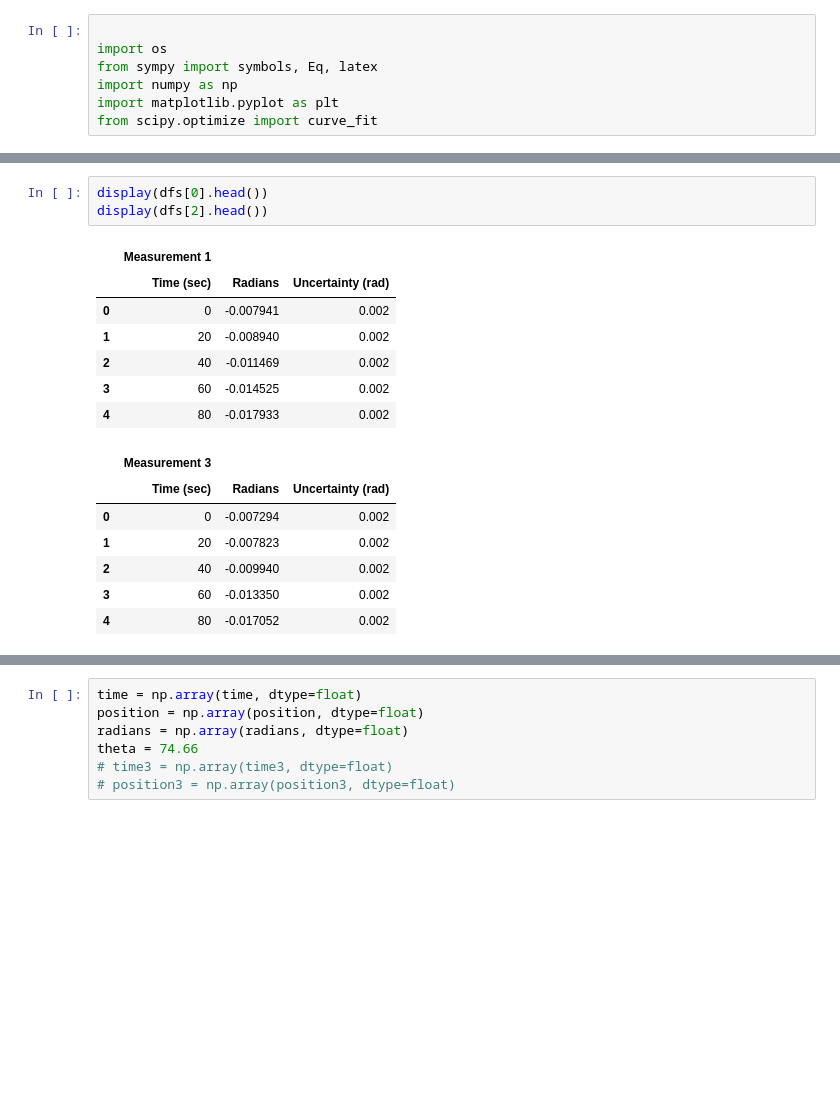
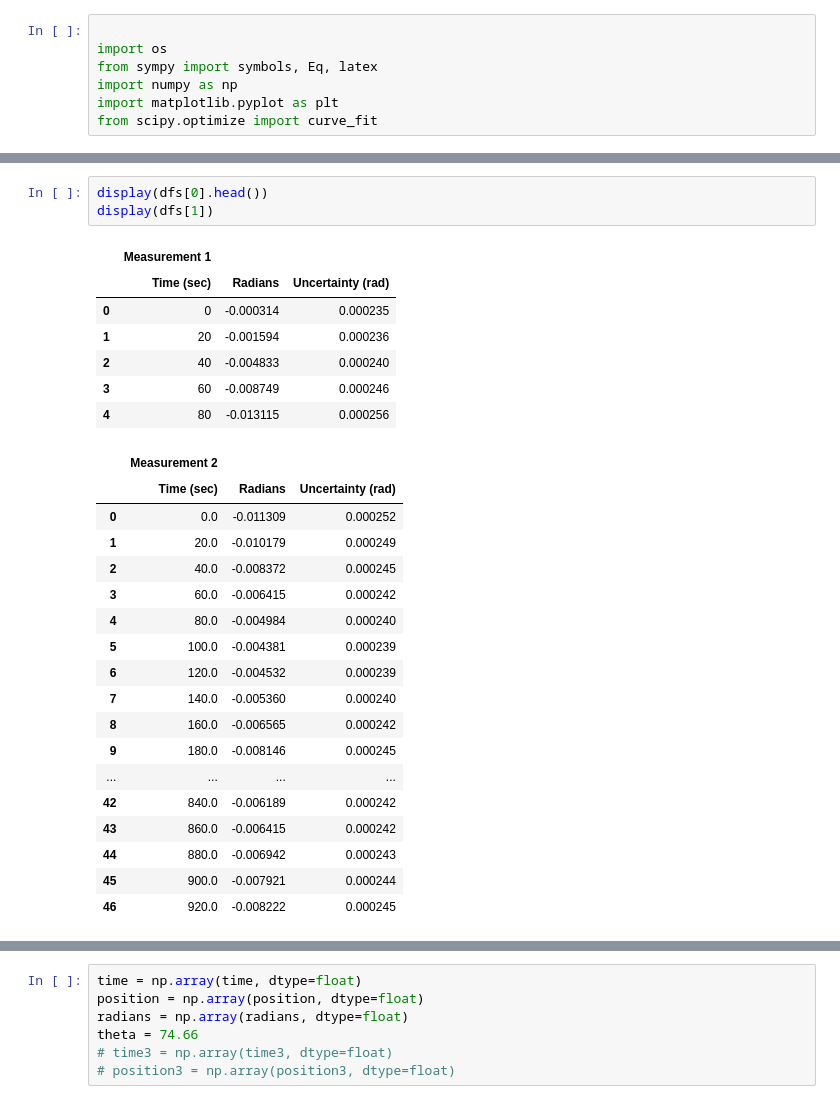
Before and after one commit to Steinburglar/advanced_exp, a Jupyter notebook: FAFO/TestCasey.ipynb, the cells around one changed output, grey strips where cells are left out. Saved outputs shown, nothing was run; the diff lists cells and outputs as text; blank space fills up the shorter version.

```diff
--- a/FAFO/TestCasey.ipynb
+++ b/FAFO/TestCasey.ipynb
@@ -35,19 +18,30 @@ MultiIndex([('Measurement 4',      'Time (sec)'),
 # %%
 display(dfs[0].head())
-display(dfs[2].head())
+display(dfs[1])
 # %% [output]
 |  | Measurement 1 |  |  |
 |  | Time (sec) | Radians | Uncertainty (rad) |
-| 0 | 0 | -0.007941 | 0.002 |
-| 1 | 20 | -0.008940 | 0.002 |
-| 2 | 40 | -0.011469 | 0.002 |
-| 3 | 60 | -0.014525 | 0.002 |
-| 4 | 80 | -0.017933 | 0.002 |
+| 0 | 0 | -0.000314 | 0.000235 |
+| 1 | 20 | -0.001594 | 0.000236 |
+| 2 | 40 | -0.004833 | 0.000240 |
+| 3 | 60 | -0.008749 | 0.000246 |
+| 4 | 80 | -0.013115 | 0.000256 |
-|  | Measurement 3 |  |  |
+|  | Measurement 2 |  |  |
 |  | Time (sec) | Radians | Uncertainty (rad) |
-| 0 | 0 | -0.007294 | 0.002 |
-| 1 | 20 | -0.007823 | 0.002 |
-| 2 | 40 | -0.009940 | 0.002 |
-| 3 | 60 | -0.013350 | 0.002 |
-| 4 | 80 | -0.017052 | 0.002 |
+| 0 | 0.0 | -0.011309 | 0.000252 |
+| 1 | 20.0 | -0.010179 | 0.000249 |
+| 2 | 40.0 | -0.008372 | 0.000245 |
+| 3 | 60.0 | -0.006415 | 0.000242 |
+| 4 | 80.0 | -0.004984 | 0.000240 |
+| 5 | 100.0 | -0.004381 | 0.000239 |
+| 6 | 120.0 | -0.004532 | 0.000239 |
+| 7 | 140.0 | -0.005360 | 0.000240 |
+| 8 | 160.0 | -0.006565 | 0.000242 |
+| 9 | 180.0 | -0.008146 | 0.000245 |
+| ... | ... | ... | ... |
+| 42 | 840.0 | -0.006189 | 0.000242 |
+| 43 | 860.0 | -0.006415 | 0.000242 |
+| 44 | 880.0 | -0.006942 | 0.000243 |
+| 45 | 900.0 | -0.007921 | 0.000244 |
+| 46 | 920.0 | -0.008222 | 0.000245 |
 # %%
```
Also changed, not shown: parts of 7 cells of this notebook, 3 other files.
